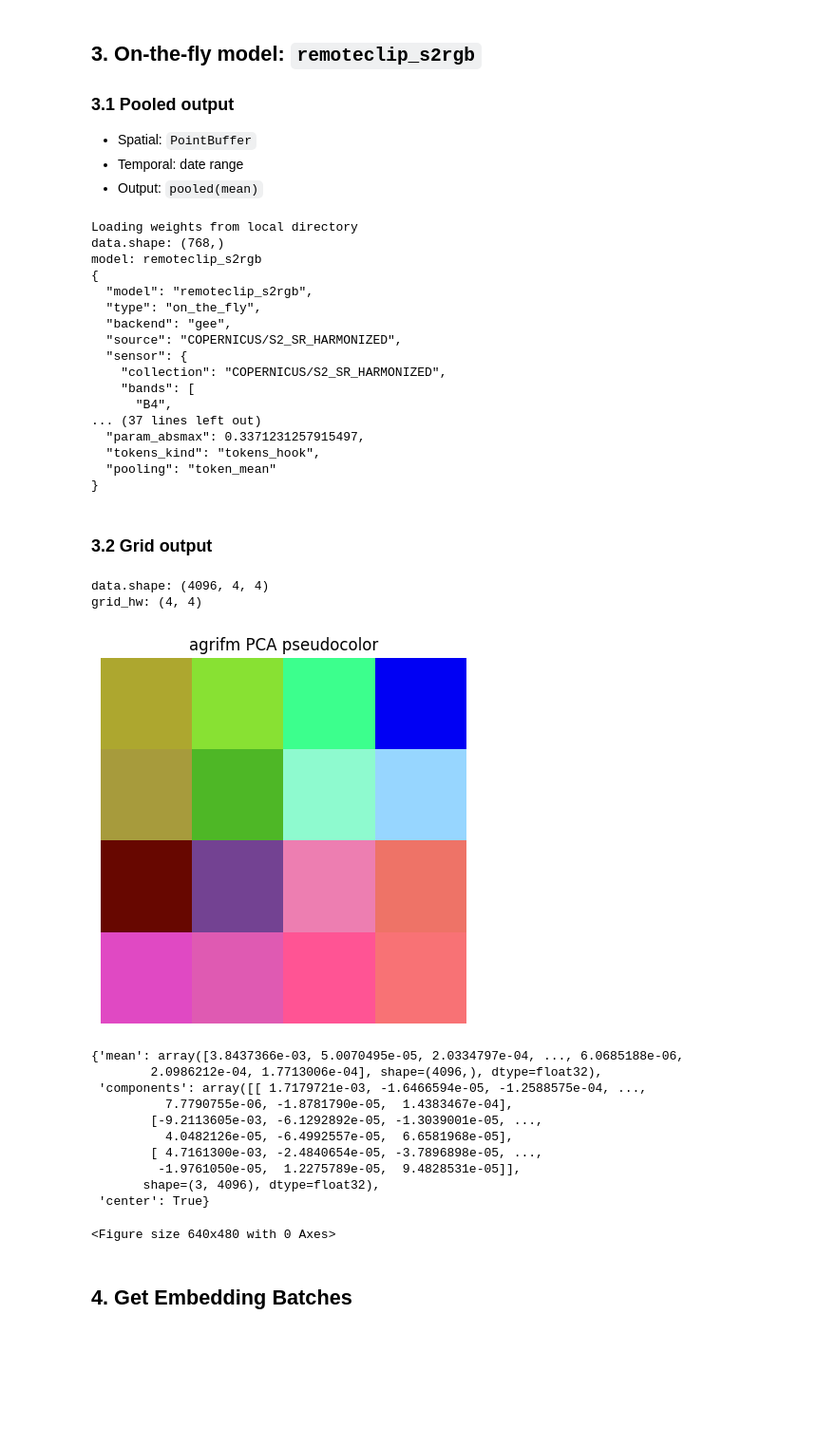
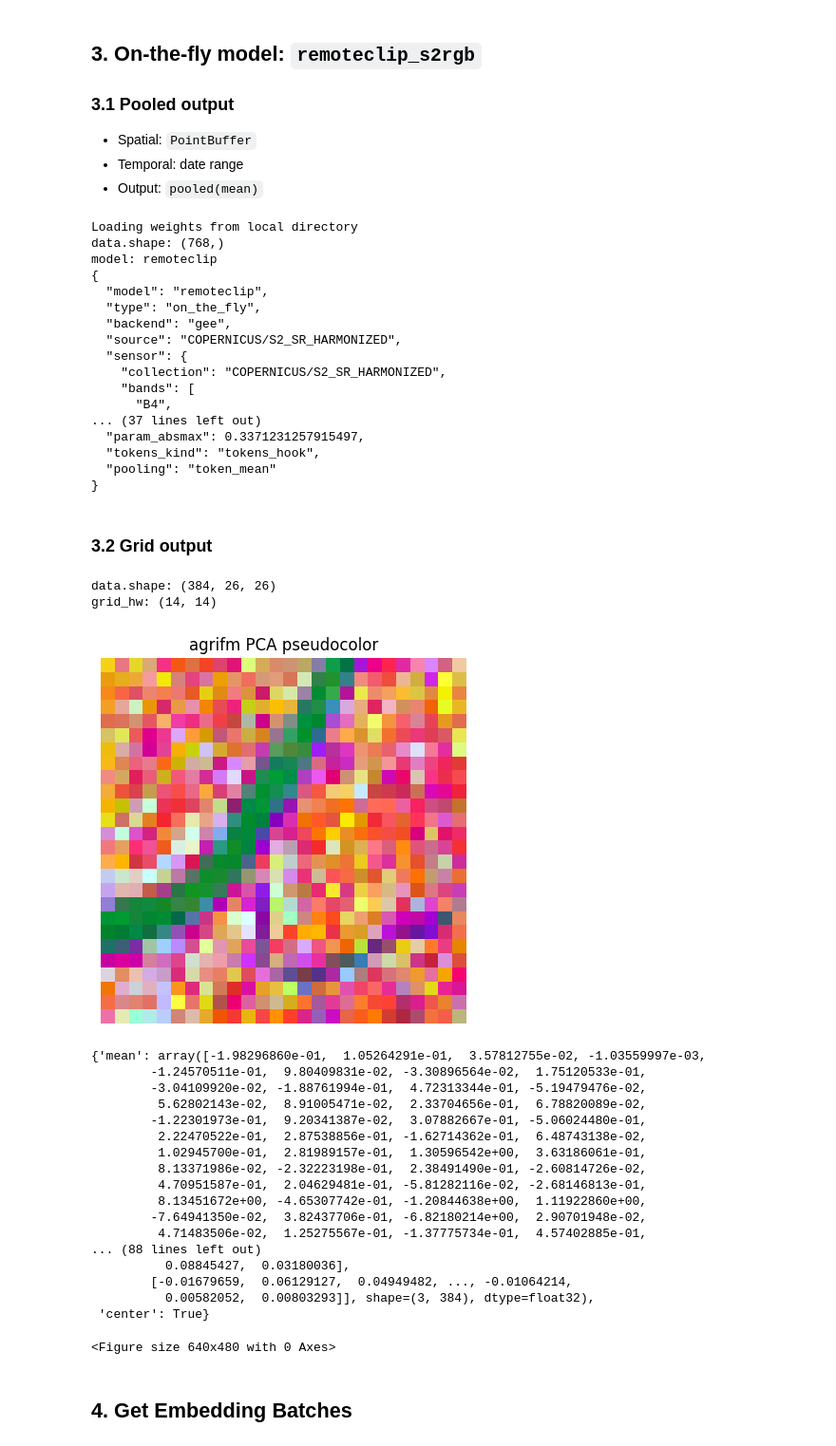
Before and after one commit to Dinghye/rs-embed, a Jupyter notebook: examples/playground.ipynb, the cells around one changed output. Shown at 95% size. Drawn from its saved outputs; the diff is of its cells as text; code cells hidden in the pictures; blank space fills up the shorter version.

```diff
--- a/examples/playground.ipynb
+++ b/examples/playground.ipynb
@@ -195,7 +194,7 @@ meta keys: ['model', 'type', 'source', 'cache_dir', 'bbox_4326', 'preferred_year
 - Output: `pooled(mean)`
 # %%
 emb_remoteclip_pooled = get_embedding(
-    "remoteclip_s2rgb",
+    "remoteclip",
     spatial=spatial_point,
     temporal=temporal_range,
     output=OutputSpec.pooled(),
@@ -208,9 +207,9 @@ print(json.dumps(emb_remoteclip_pooled.meta, indent=2)[:1500])
 # %% [output]
 Loading weights from local directory
 data.shape: (768,)
-model: remoteclip_s2rgb
+model: remoteclip
 {
-  "model": "remoteclip_s2rgb",
+  "model": "remoteclip",
   "type": "on_the_fly",
   "backend": "gee",
   "source": "COPERNICUS/S2_SR_HARMONIZED",
@@ -226,34 +225,47 @@ model: remoteclip_s2rgb
 # %% [markdown]
 ### 3.2 Grid output
 # %%
+from rs_embed import InputPrepSpec
 emb_remoteclip_grid = get_embedding(
-    "satvision_toa", #terramind
+    "terramind", #terramind
     spatial=spatial_point,
     temporal=temporal_range,
-    output=OutputSpec.grid()
+    output=OutputSpec.grid(),
+    input_prep = InputPrepSpec( # or you can simply 'tile'/'resize'
+        mode="tile",
+        max_tiles = 50,
+        pad_edges = False
+    )
 )
 
 print("data.shape:", emb_remoteclip_grid.data.shape)
 print("grid_hw:", emb_remoteclip_grid.meta.get("grid_hw"))
 
 plot_embedding_pseudocolor(
     emb_remoteclip_grid,
     title="agrifm PCA pseudocolor",
     flipud=True
 )
 # %% [output]
-data.shape: (4096, 4, 4)
-grid_hw: (4, 4)
+data.shape: (384, 26, 26)
+grid_hw: (14, 14)
-[figure, old version]
+[figure, new version]
-{'mean': array([3.8437366e-03, 5.0070495e-05, 2.0334797e-04, ..., 6.0685188e-06,
-        2.0986212e-04, 1.7713006e-04], shape=(4096,), dtype=float32),
- 'components': array([[ 1.7179721e-03, -1.6466594e-05, -1.2588575e-04, ...,
-          7.7790755e-06, -1.8781790e-05,  1.4383467e-04],
-        [-9.2113605e-03, -6.1292892e-05, -1.3039001e-05, ...,
-          4.0482126e-05, -6.4992557e-05,  6.6581968e-05],
-        [ 4.7161300e-03, -2.4840654e-05, -3.7896898e-05, ...,
-         -1.9761050e-05,  1.2275789e-05,  9.4828531e-05]],
-       shape=(3, 4096), dtype=float32),
+{'mean': array([-1.98296860e-01,  1.05264291e-01,  3.57812755e-02, -1.03559997e-03,
+        -1.24570511e-01,  9.80409831e-02, -3.30896564e-02,  1.75120533e-01,
+        -3.04109920e-02, -1.88761994e-01,  4.72313344e-01, -5.19479476e-02,
+         5.62802143e-02,  8.91005471e-02,  2.33704656e-01,  6.78820089e-02,
+        -1.22301973e-01,  9.20341387e-02,  3.07882667e-01, -5.06024480e-01,
+         2.22470522e-01,  2.87538856e-01, -1.62714362e-01,  6.48743138e-02,
+         1.02945700e-01,  2.81989157e-01,  1.30596542e+00,  3.63186061e-01,
+         8.13371986e-02, -2.32223198e-01,  2.38491490e-01, -2.60814726e-02,
+         4.70951587e-01,  2.04629481e-01, -5.81282116e-02, -2.68146813e-01,
+         8.13451672e+00, -4.65307742e-01, -1.20844638e+00,  1.11922860e+00,
+        -7.64941350e-02,  3.82437706e-01, -6.82180214e+00,  2.90701948e-02,
+         4.71483506e-02,  1.25275567e-01, -1.37775734e-01,  4.57402885e-01,
+... (88 lines left out)
+          0.08845427,  0.03180036],
+        [-0.01679659,  0.06129127,  0.04949482, ..., -0.01064214,
+          0.00582052,  0.00803293]], shape=(3, 384), dtype=float32),
  'center': True}
 <Figure size 640x480 with 0 Axes>
 # %% [markdown]
```
Also changed, not shown: parts of 4 cells of this notebook, 22 other files.
